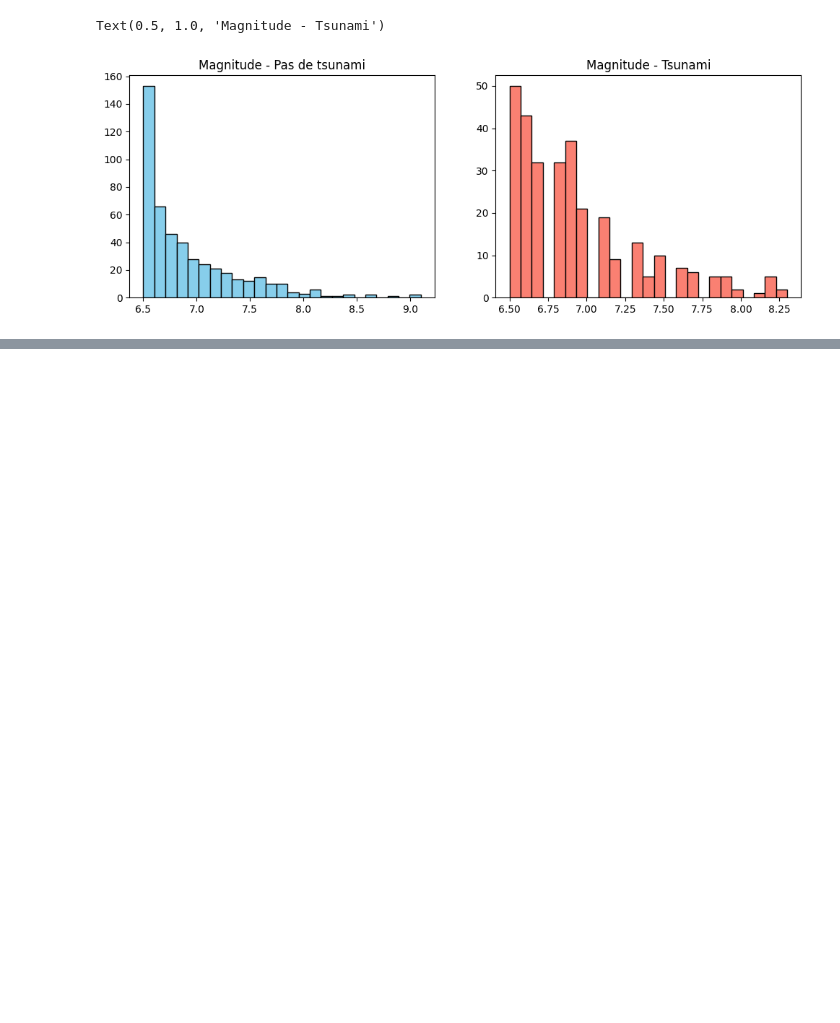
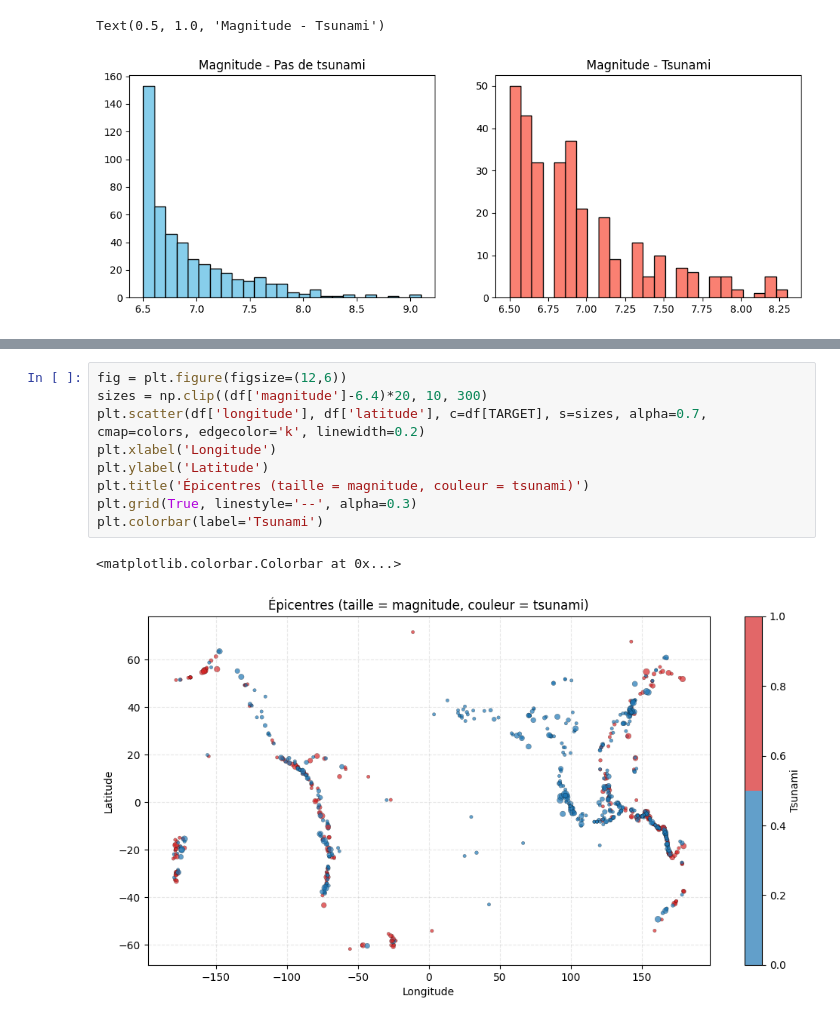
Before and after one commit to ayoub1999hannachi/earthquake-tsunami, a Jupyter notebook: notebooks/earthquake-tsunami.ipynb, the cells around one changed output, grey strips where cells are left out. Drawn from its saved outputs; the diff is of its cells as text; blank space fills up the shorter version.

```diff
--- a/notebooks/earthquake-tsunami.ipynb
+++ b/notebooks/earthquake-tsunami.ipynb
@@ -106,0 +127,12 @@ Text(0.5, 1.0, 'Magnitude - Tsunami')
+# %%
+fig = plt.figure(figsize=(12,6))
+sizes = np.clip((df['magnitude']-6.4)*20, 10, 300)
+plt.scatter(df['longitude'], df['latitude'], c=df[TARGET], s=sizes, alpha=0.7, cmap=colors, edgecolor='k', linewidth=0.2)
+plt.xlabel('Longitude')
+plt.ylabel('Latitude')
+plt.title('Épicentres (taille = magnitude, couleur = tsunami)')
+plt.grid(True, linestyle='--', alpha=0.3)
+plt.colorbar(label='Tsunami')
+# %% [output]
+<matplotlib.colorbar.Colorbar at 0x...>
+[figure, added]
```
Also changed, not shown: parts of 3 cells of this notebook, 1 other file.
